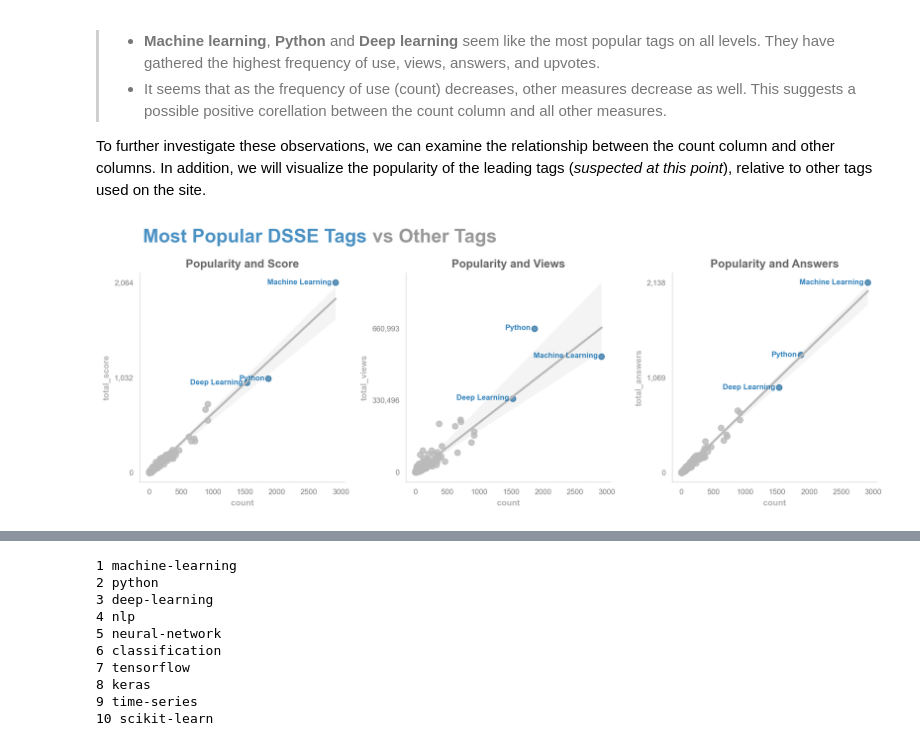
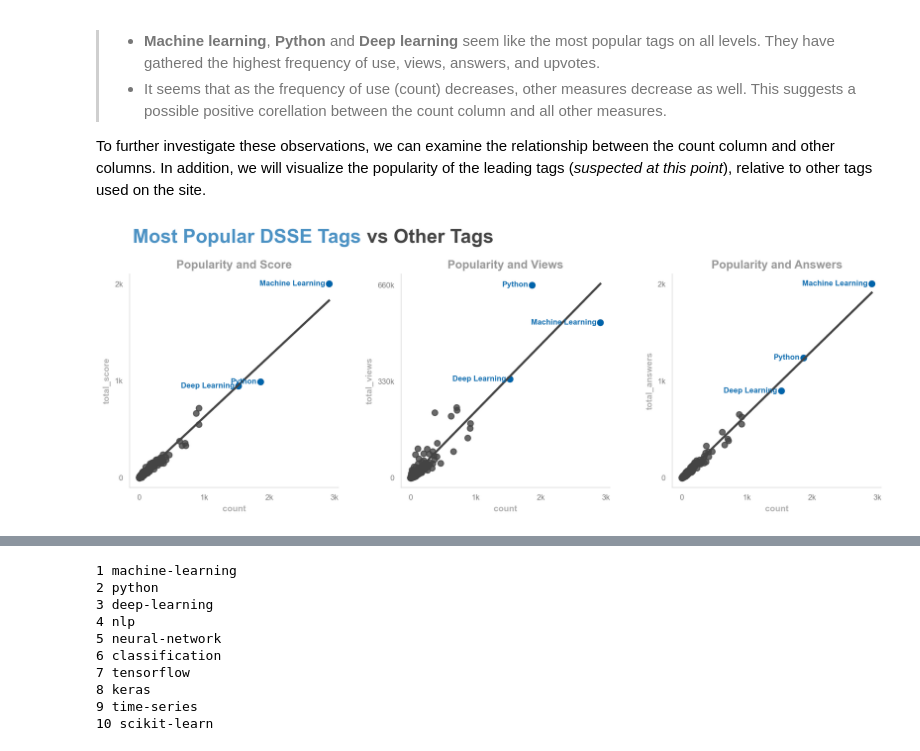
Before and after one commit to Lippins/Popular_DS_questions, a Jupyter notebook: notebook.ipynb, the cells around one changed output, grey strips where cells are left out. Drawn from its saved outputs; the diff is of its cells as text; code cells hidden in the pictures.

Commit message:
feat: Update first chart structure

```diff
--- a/notebook.ipynb
+++ b/notebook.ipynb
@@ -310,44 +310,46 @@ leading_tags = ['machine-learning', 'python', 'deep-learning']
 for index, col in zip(range(3), facets):
     plt.subplot(1, 3, index+1)
     sns.regplot(data=aggregate_df, x='count', y=col,
-                color='#BABABA')
+                color='#444', ci=False)
 
     plt.scatter(data=aggregate_df.loc[leading_tags],
-                x='count', y=col,
-                c='#0064AB', alpha=0.5)
+                x='count', y=col, c='#0064AB')
 
     # Annotate the leading tags
     for tag in leading_tags:
         plt.text(x=aggregate_df.loc[tag, 'count']-60,
                  y=aggregate_df.loc[tag, col] - aggregate_df[col].max()/100,
-                 s= tag.replace('-', ' ').title(), alpha=0.8,
+                 s= tag.replace('-', ' ').title(), alpha=0.9,
                  fontsize=8, color='#0064AB', fontweight='bold',
                  ha='right')
 
     y_ticks = [0, int(aggregate_df[col].max()/2), aggregate_df[col].max()]
-    plt.xticks(color='gray', fontsize=8)
-    plt.yticks(y_ticks, ["{:,}".format(t) for t in y_ticks], color='gray', fontsize=8)
+    x_ticks = range(0, 3500, 1000)
+    plt.xticks(x_ticks, ["{}k".format(t//1000) if t>0 else t for t in x_ticks],
+               color='gray', fontsize=8)
+    plt.yticks(y_ticks, ["{}k".format(t//1000) if t>0 else t for t in y_ticks],
+               color='gray', fontsize=8)
     plt.xlabel('count', fontsize='9', fontweight='bold', alpha=0.3)
     plt.ylabel(col, fontsize='9', fontweight='bold', alpha=0.3)
-    plt.title('Popularity and {}'.format(col.split('_')[1].title()), weight='bold', alpha=0.6)
+    plt.title('Popularity and {}'.format(col.split('_')[1].title()), weight='bold', alpha=0.4)
 
 # Set attributes common to all plots
 axes_list = fig.get_axes()
 for ax in axes_list:
     for loc in ['left', 'bottom', 'top', 'right']:
         ax.spines[loc].set_color('#DDD')
     ax.tick_params(left=False, bottom=False)
     sns.despine()
 
 # Plot title
 axes_list[0].text(x= -100, y= 2500, fontsize=20, fontweight='bold', alpha=0.7,
                   s='Most Popular DSSE Tags', color='#0064AB')
 
-axes_list[0].text(x= 3500, y= 2500, fontsize=20, fontweight='bold', alpha=0.4,
+axes_list[0].text(x= 3500, y= 2500, fontsize=20, fontweight='bold', color="#444",
                   s='vs Other Tags')
 
 plt.subplots_adjust(hspace=0.3, wspace=0.3);
 # %% [output]
-[figure, old version]
+[figure, new version]
 # %% [markdown]
 #### Notes:
```
Also changed, not shown: parts of 4 cells of this notebook.
